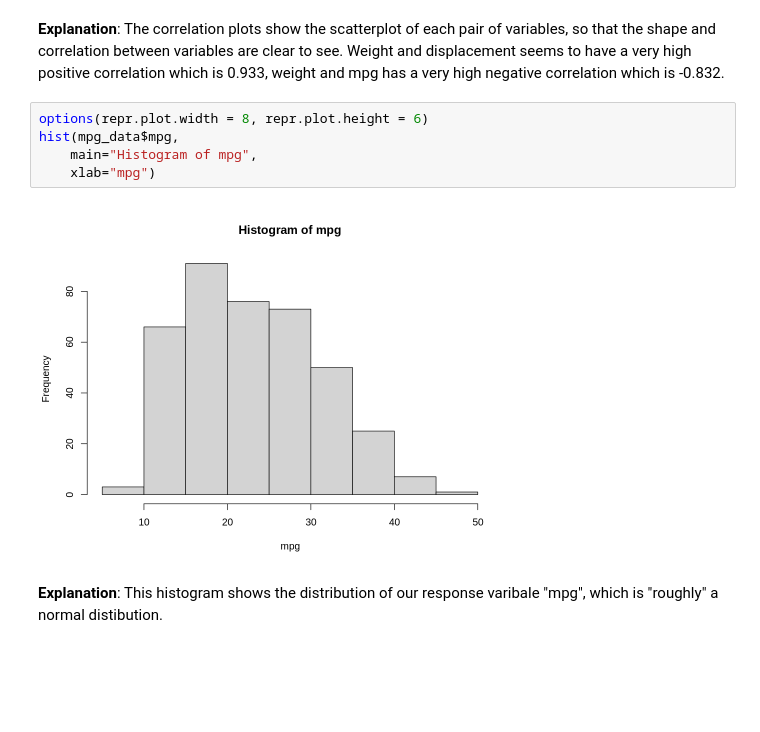
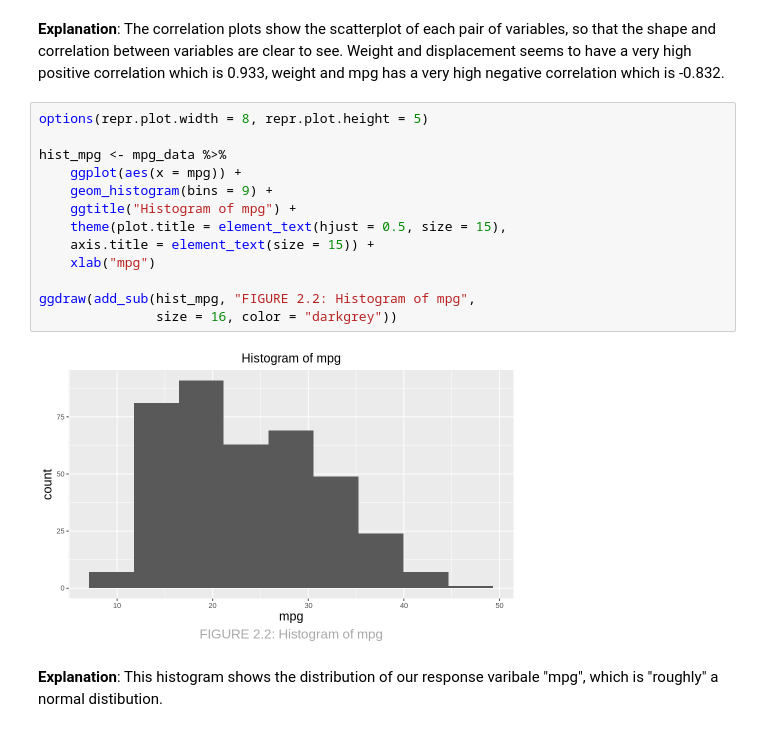
Before and after one commit to Jingfei-li/stat301-project, a Jupyter notebook: project_proposal.ipynb, the cells around one changed output. Drawn from its saved outputs; the diff is of its cells as text; blank space fills up the shorter version.

Commit message:
add all figure labels

```diff
--- a/project_proposal.ipynb
+++ b/project_proposal.ipynb
@@ -172,12 +176,20 @@ correlation_plots
 # %% [markdown]
 **Explanation**: The correlation plots show the scatterplot of each pair of variables, so that the shape and correlation between variables are clear to see.  Weight and displacement seems to have a very high positive correlation which is 0.933, weight and mpg has a very high negative correlation which is -0.832.
 # %%
-options(repr.plot.width = 8, repr.plot.height = 6)
-hist(mpg_data$mpg,
-    main="Histogram of mpg",
-    xlab="mpg")
+options(repr.plot.width = 8, repr.plot.height = 5)
+
+hist_mpg <- mpg_data %>%
+    ggplot(aes(x = mpg)) +
+    geom_histogram(bins = 9) +
+    ggtitle("Histogram of mpg") +
+    theme(plot.title = element_text(hjust = 0.5, size = 15),
+    axis.title = element_text(size = 15)) +
+    xlab("mpg")
+
+ggdraw(add_sub(hist_mpg, "FIGURE 2.2: Histogram of mpg",
+               size = 16, color = "darkgrey"))
 # %% [output]
-[figure, old version]
+[figure, new version]
 # %% [markdown]
 **Explanation**: This histogram shows the distribution of our response varibale "mpg", which is "roughly" a normal distibution.
 # %%
```
Also changed, not shown: parts of 5 cells of this notebook.
